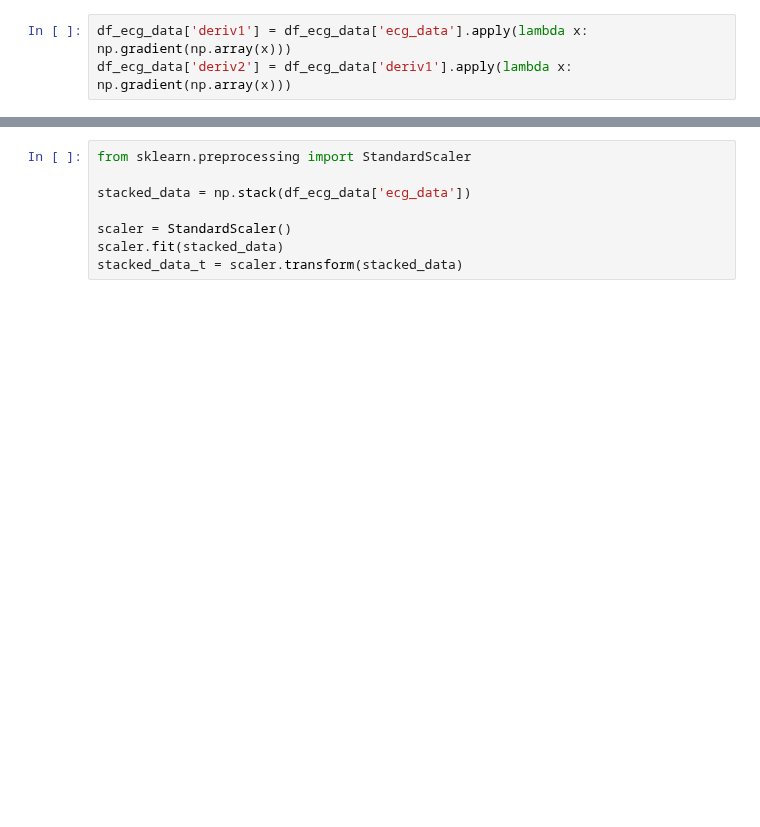
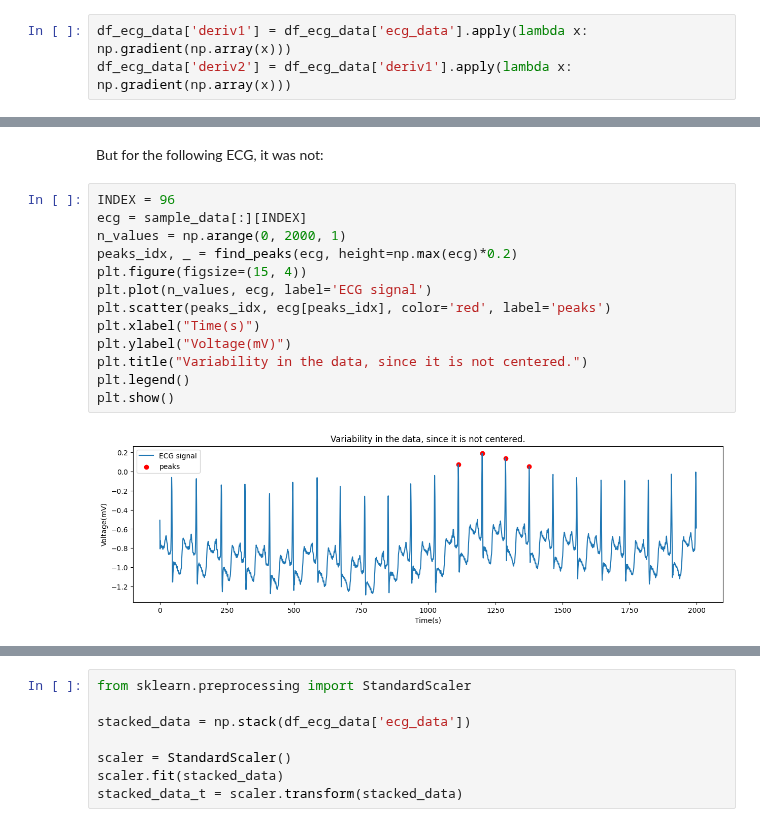
Before and after one commit to Javimh18/RESPT, a Jupyter notebook: Part-I/Lab3/lab3.ipynb, the cells around one changed output, grey strips where cells are left out. Saved outputs shown, nothing was run; the diff lists cells and outputs as text; blank space fills up the shorter version.

```diff
--- a/Part-I/Lab3/lab3.ipynb
+++ b/Part-I/Lab3/lab3.ipynb
@@ -319,0 +336,17 @@ __Global Features extraction__: Avg distance between peaks and number of heartbe
+# %% [markdown]
+But for the following ECG, it was not:
+# %%
+INDEX = 96
+ecg = sample_data[:][INDEX]
+n_values = np.arange(0, 2000, 1)
+peaks_idx, _ = find_peaks(ecg, height=np.max(ecg)*0.2)
+plt.figure(figsize=(15, 4))
+plt.plot(n_values, ecg, label='ECG signal')
+plt.scatter(peaks_idx, ecg[peaks_idx], color='red', label='peaks')
+plt.xlabel("Time(s)")
+plt.ylabel("Voltage(mV)")
+plt.title("Variability in the data, since it is not centered.")
+plt.legend()
+plt.show()
+# %% [output]
+[figure, added]
```
Also changed, not shown: parts of 59 cells of this notebook.
